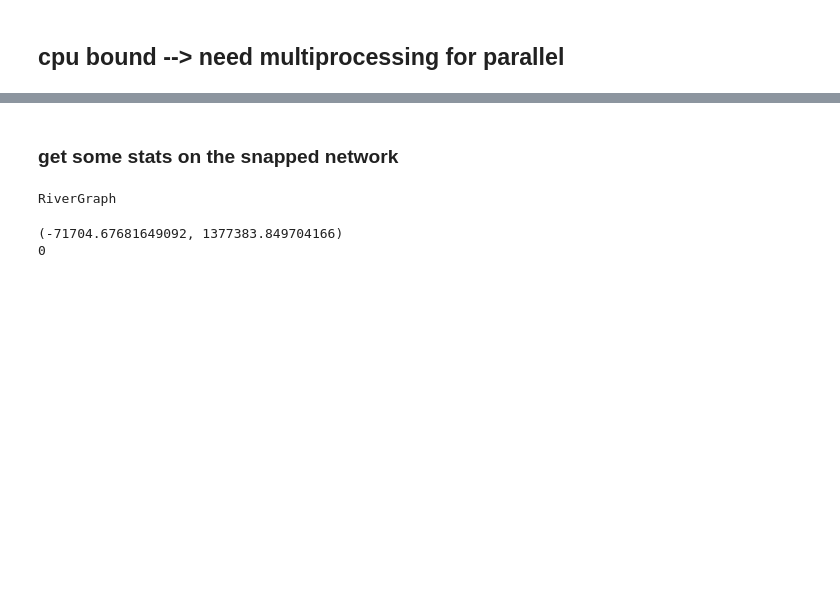
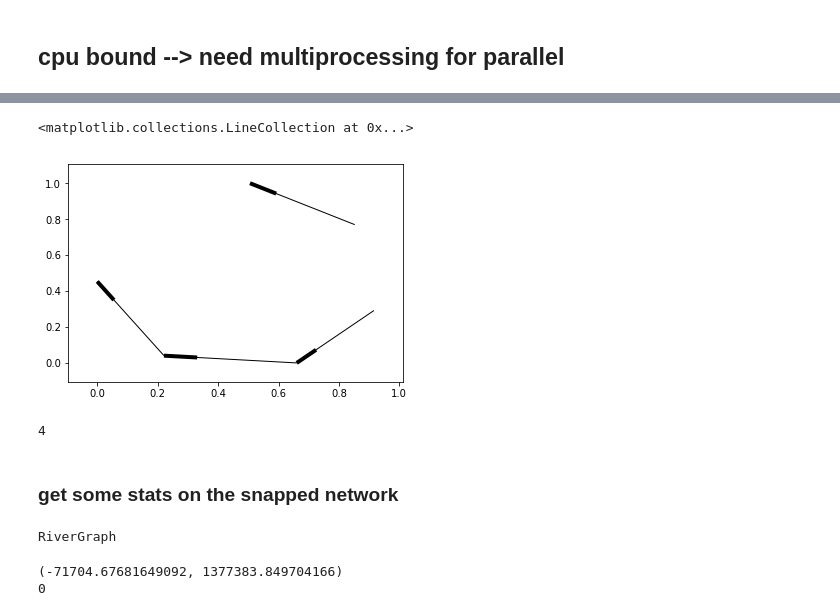
Before and after one commit to jkibele/pyriv, a Jupyter notebook: notebooks/SnappingDev.ipynb, the cells around one changed output, grey strips where cells are left out. Saved outputs shown, nothing was run; the diff lists cells and outputs as text; code cells hidden in the pictures; blank space fills up the shorter version.

```diff
--- a/notebooks/SnappingDev.ipynb
+++ b/notebooks/SnappingDev.ipynb
@@ -205,0 +317,9 @@ pool.apply_async(add_missing_edges_p,)
+# %%
+nx.draw_networkx_edges(test,pos=nx.spring_layout(test))
+# %% [output]
+<matplotlib.collections.LineCollection at 0x...>
+[figure, added]
+# %%
+test.number_of_edges()
+# %% [output]
+4
```
Also changed, not shown: parts of 35 cells of this notebook, 3 other files.
